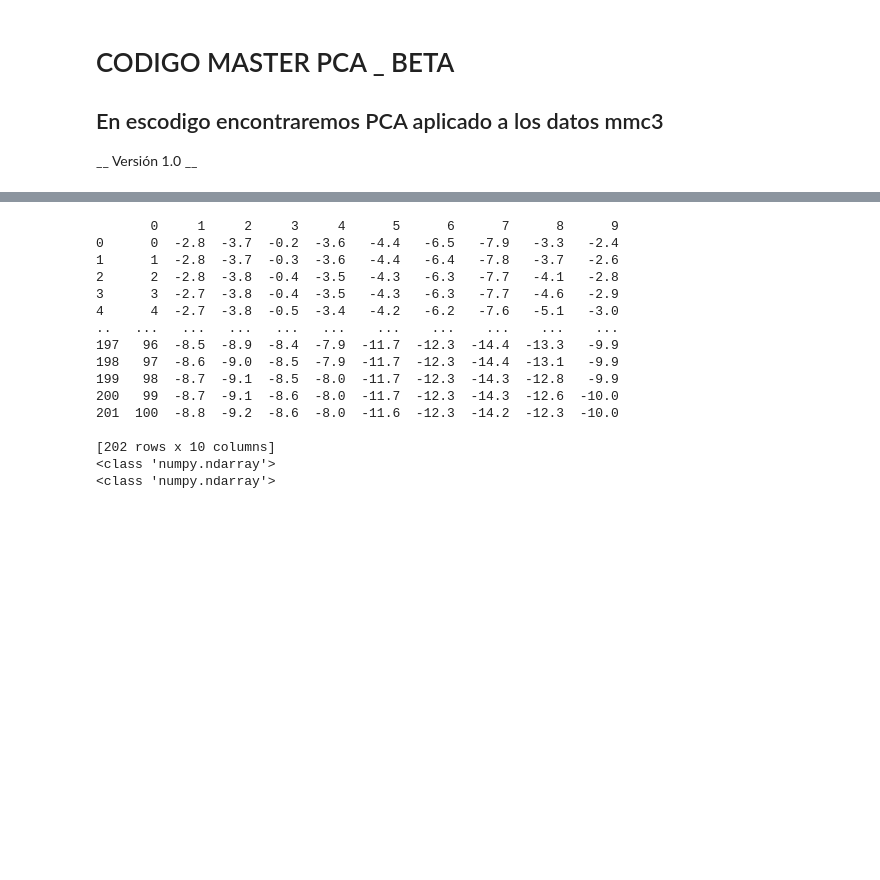
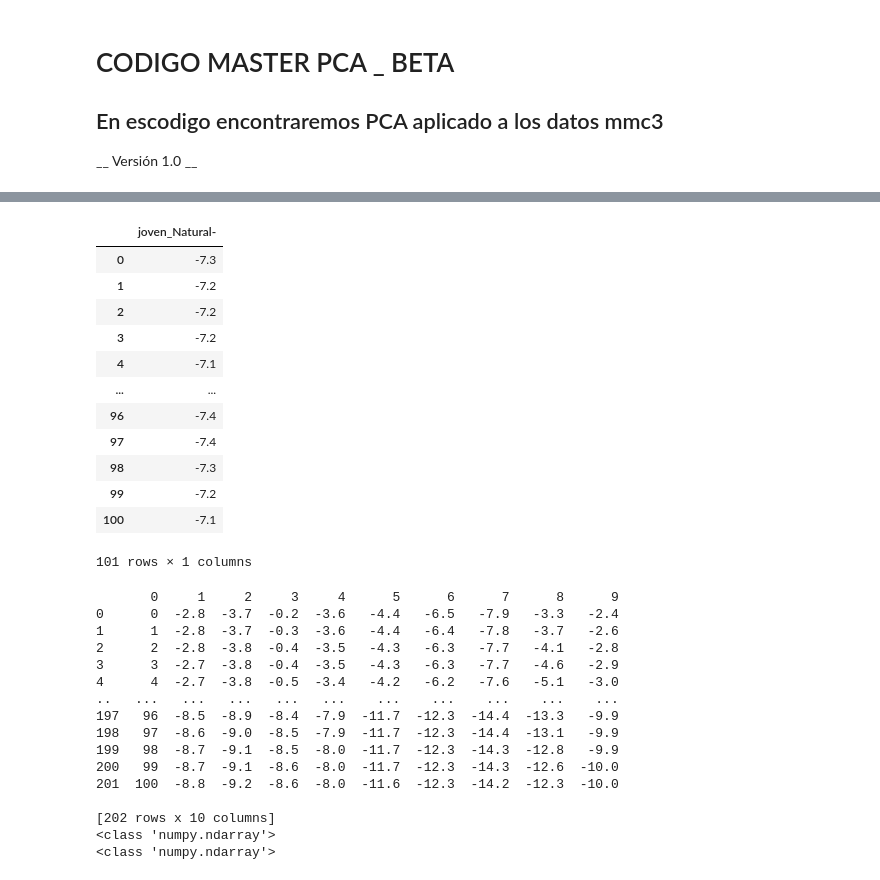
Before and after one commit to Beta628427/Tesis, a Jupyter notebook: 2_Beta___Cod/Beta_PCA/PCA_Cod_master_v1.ipynb, the cells around one changed output, grey strips where cells are left out. Drawn from its saved outputs; the diff is of its cells as text; code cells hidden in the pictures; blank space fills up the shorter version.

```diff
--- a/2_Beta___Cod/Beta_PCA/PCA_Cod_master_v1.ipynb
+++ b/2_Beta___Cod/Beta_PCA/PCA_Cod_master_v1.ipynb
@@ -58,0 +109,17 @@ pd.DataFrame(df)
+# %%
+personas["p1"] = Pelvic_Ant_Posterior_Tilt
+pd.DataFrame(personas["p1"]["joven_Natural-"])
+# %% [output]
+|  | joven_Natural- |
+| 0 | -7.3 |
+| 1 | -7.2 |
+| 2 | -7.2 |
+| 3 | -7.2 |
+| 4 | -7.1 |
+| ... | ... |
+| 96 | -7.4 |
+| 97 | -7.4 |
+| 98 | -7.3 |
+| 99 | -7.2 |
+| 100 | -7.1 |
+101 rows × 1 columns
```
Also changed, not shown: parts of 8 cells of this notebook.
